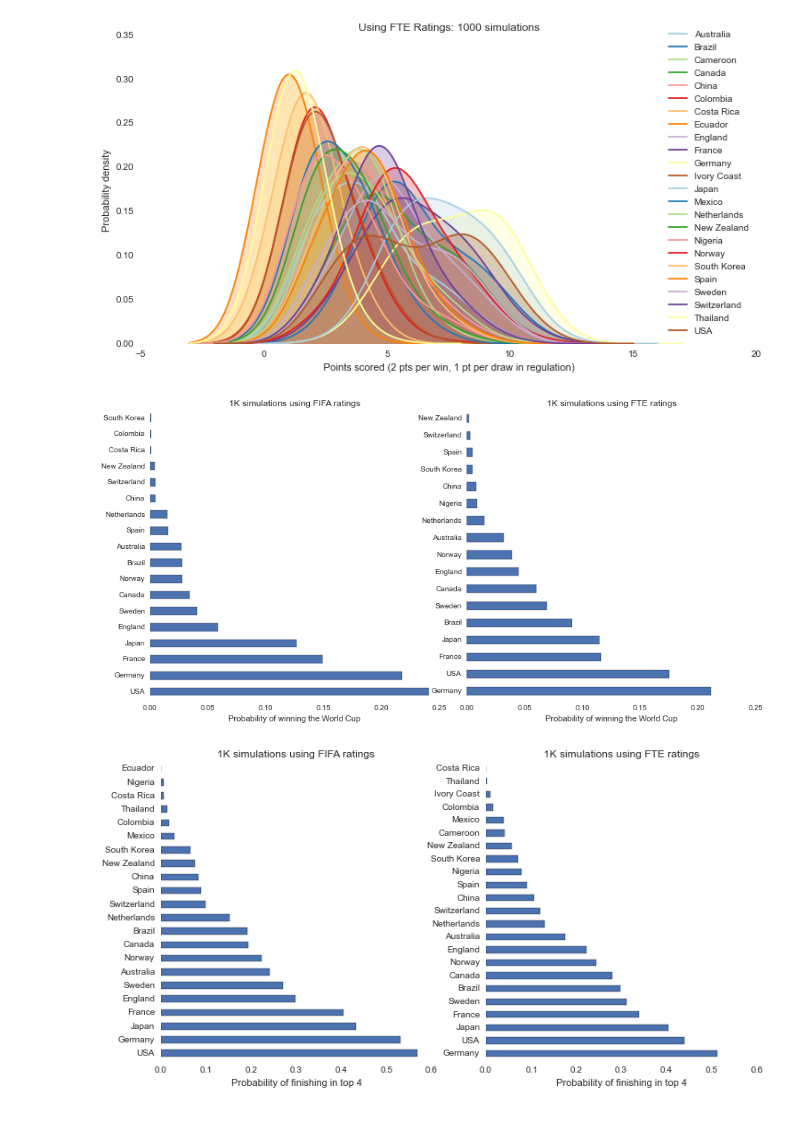
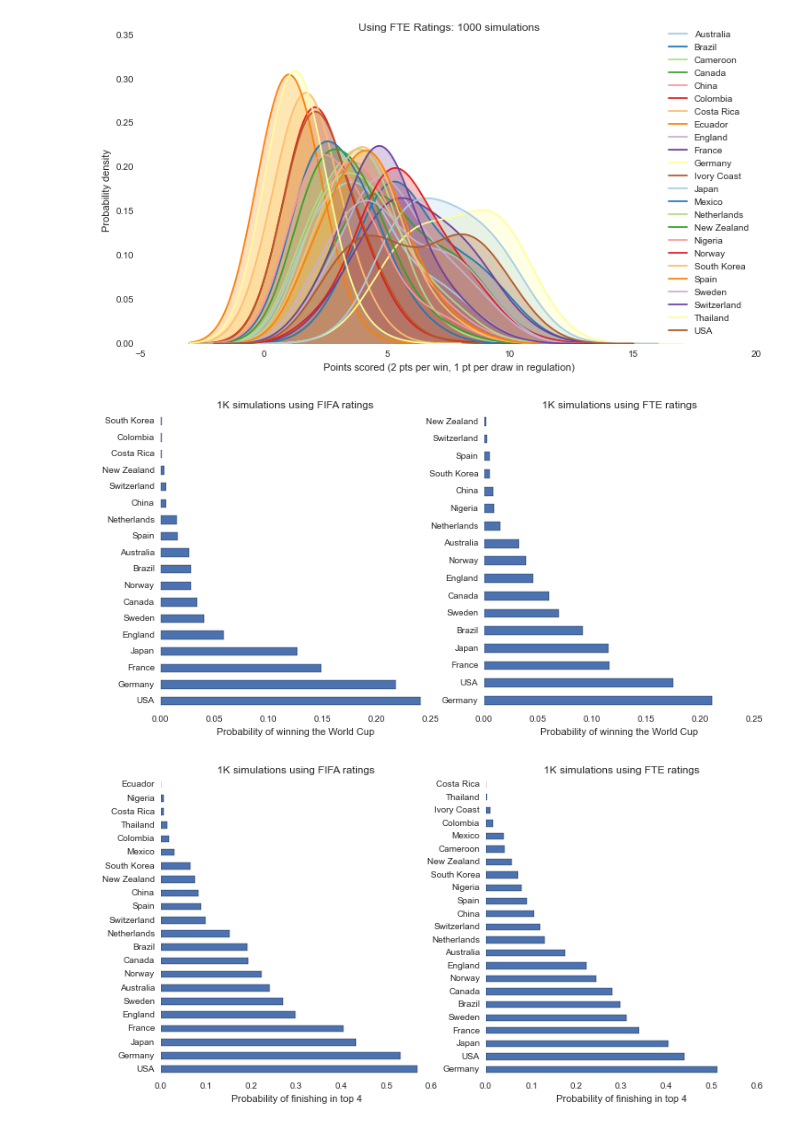
Before and after one commit to selwyth/wwc2015, a Jupyter notebook: normmodel.ipynb, the cells around one changed output. Drawn from its saved outputs; the diff is of its cells as text; code cells hidden in the pictures.

Commit message:
fixed winners plot

```diff
--- a/normmodel.ipynb
+++ b/normmodel.ipynb
@@ -144,24 +144,23 @@ plt.savefig('plots/scoredist.png')
 # %%
 fifawinners = pd.Series([df.winner[52] for df in fifasim])
 fifawinners = fifawinners.value_counts() / float(1000)
 
 fig, (ax1, ax2) = plt.subplots(1,2, figsize=(12,6))
-plt.tight_layout()
 
 fifawinners.plot(kind='barh', ax=ax1)
 ax1.set_xlabel('Probability of winning the World Cup')
 ax1.set_title('1K simulations using FIFA ratings')
 
 ftewinners = pd.Series([df.winner[52] for df in ftesim])
 ftewinners = ftewinners.value_counts() / float(1000)
 
 ftewinners.plot(kind='barh', ax=ax2)
 ax2.set_xlabel('Probability of winning the World Cup')
 ax2.set_title('1K simulations using FTE ratings');
 
 fig.savefig('plots/winners.png')
 # %% [output]
-[figure, old version]
+[figure, new version]
 # %%
 fifatop4 = pd.Series([i for df in fifasim for i in df.winner[44:48]])
 fifatop4 = fifatop4.value_counts() / float(1000)
```
Also changed, not shown: 2 other files.
